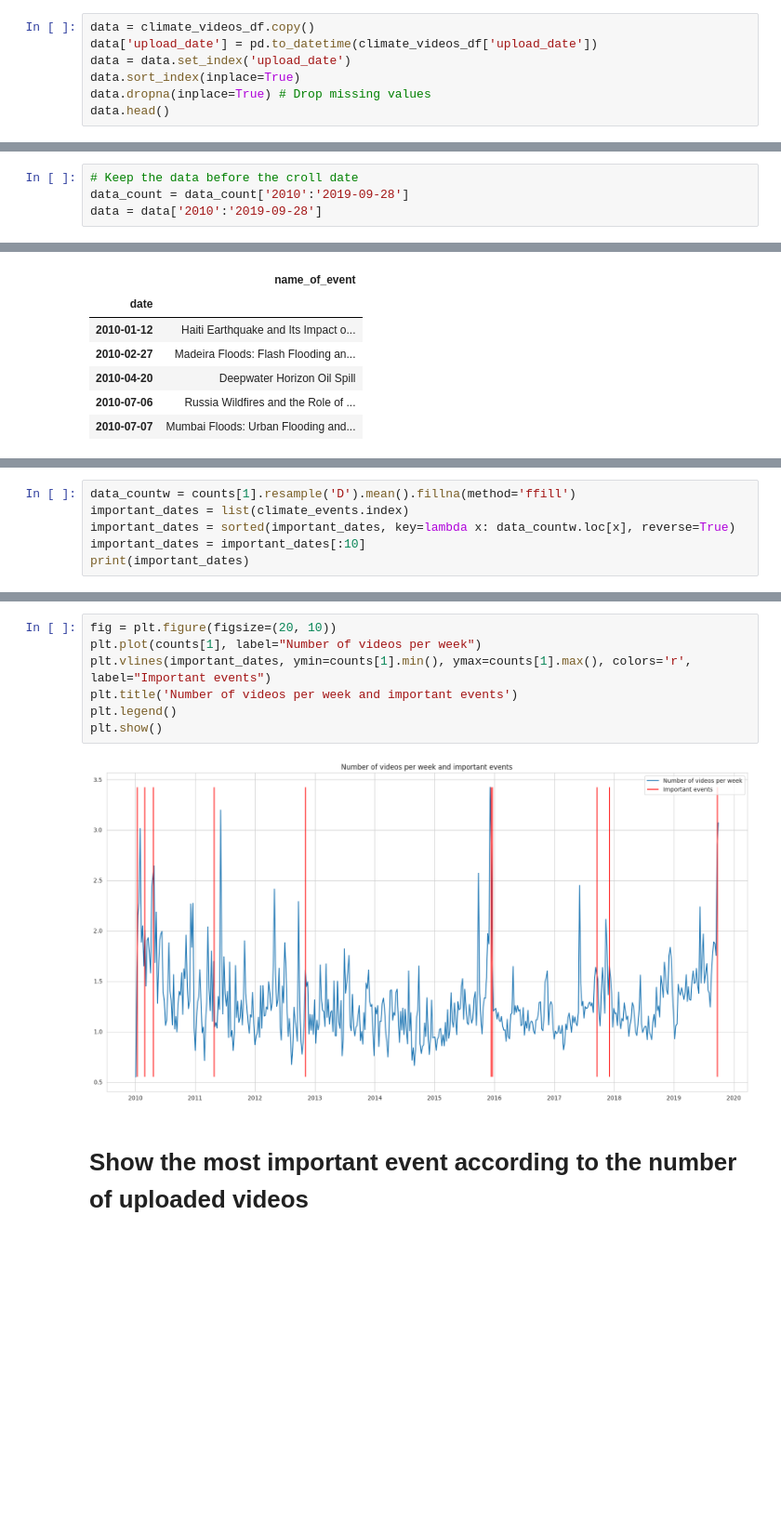
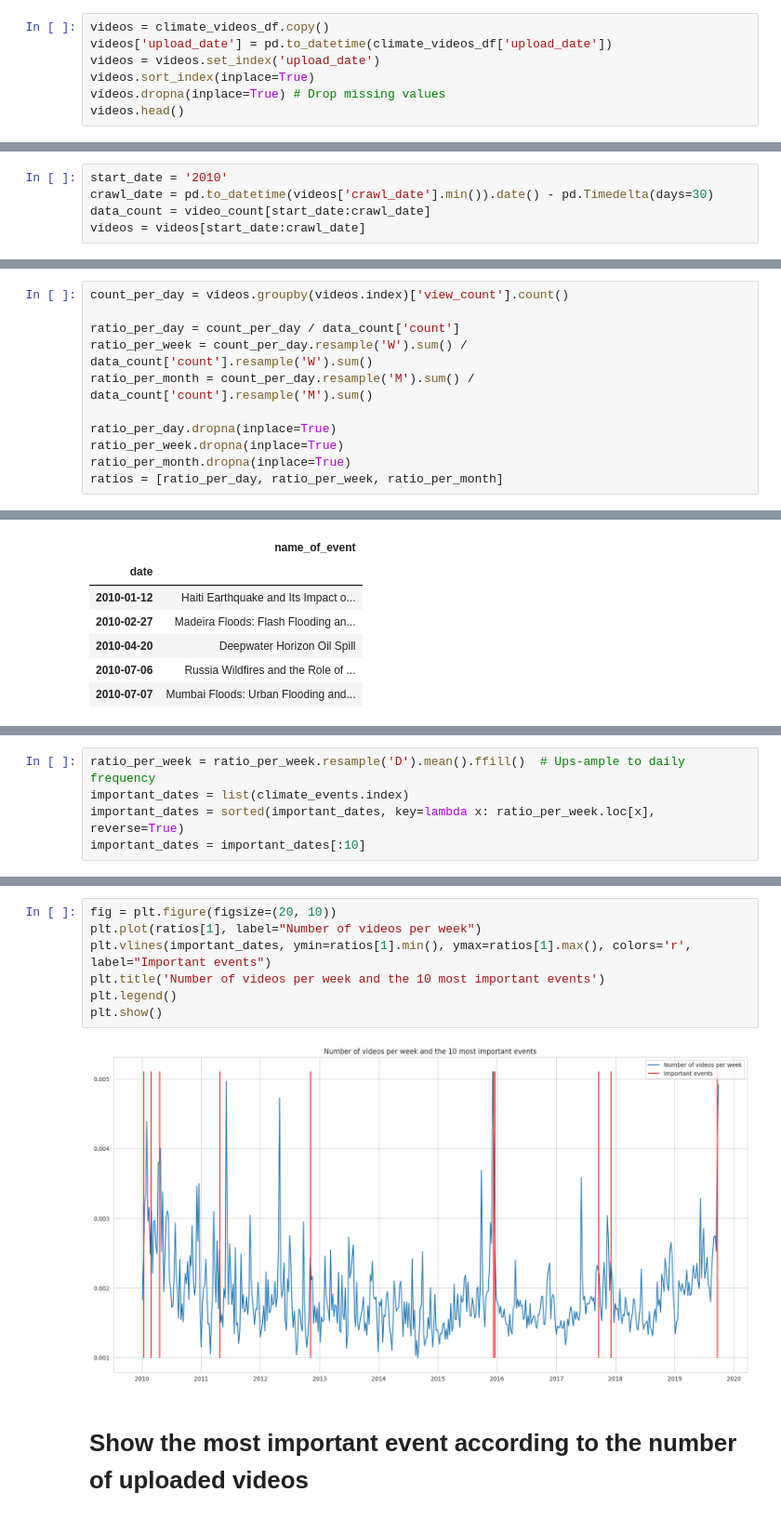
Before and after one commit to agatha-duzan/ada-2023-project-fadamily, a Jupyter notebook: final.ipynb, the cells around one changed output, grey strips where cells are left out. Shown at 93% size. Cells and saved outputs as stored; diff of their text form; blank space fills up the shorter version.

```diff
--- a/final.ipynb
+++ b/final.ipynb
@@ -305,12 +202,12 @@ climate_videos_count_df = pd.read_json(count_file_path, lines=True)
 # %% [markdown]
 # Convert the upload_date column to datetime and set as index
 # %%
-data = climate_videos_df.copy()
-data['upload_date'] = pd.to_datetime(climate_videos_df['upload_date'])
-data = data.set_index('upload_date')
-data.sort_index(inplace=True)
-data.dropna(inplace=True) # Drop missing values
-data.head()
+videos = climate_videos_df.copy()
+videos['upload_date'] = pd.to_datetime(climate_videos_df['upload_date'])
+videos = videos.set_index('upload_date')
+videos.sort_index(inplace=True)
+videos.dropna(inplace=True) # Drop missing values
+videos.head()
 # %% [output]
 |  | categories | channel_id | crawl_date | description | dislike_count | display_id | duration | like_count | ... |
 | upload_date |  |  |  |  |  |  |  |  | ... |
@@ -334,4 +235,5 @@ data_count[['count', 'count_mavg']].plot(figsize=(20, 10))
 # %%
-# Keep the data before the croll date
-data_count = data_count['2010':'2019-09-28']
-data = data['2010':'2019-09-28']
+start_date = '2010'
+crawl_date = pd.to_datetime(videos['crawl_date'].min()).date() - pd.Timedelta(days=30)
+data_count = video_count[start_date:crawl_date]
+videos = videos[start_date:crawl_date]
@@ -348,0 +242,11 @@ count_per_day.dropna(inplace=True)
+# %%
+count_per_day = videos.groupby(videos.index)['view_count'].count()
+
+ratio_per_day = count_per_day / data_count['count']
+ratio_per_week = count_per_day.resample('W').sum() / data_count['count'].resample('W').sum()
+ratio_per_month = count_per_day.resample('M').sum() / data_count['count'].resample('M').sum()
+
+ratio_per_day.dropna(inplace=True)
+ratio_per_week.dropna(inplace=True)
+ratio_per_month.dropna(inplace=True)
+ratios = [ratio_per_day, ratio_per_week, ratio_per_month]
@@ -417,6 +305,5 @@ climate_events.head()
 # %%
-data_countw = counts[1].resample('D').mean().fillna(method='ffill')
+ratio_per_week = ratio_per_week.resample('D').mean().ffill()  # Ups-ample to daily frequency
 important_dates = list(climate_events.index)
-important_dates = sorted(important_dates, key=lambda x: data_countw.loc[x], reverse=True)
+important_dates = sorted(important_dates, key=lambda x: ratio_per_week.loc[x], reverse=True)
 important_dates = important_dates[:10]
-print(important_dates)
@@ -425,12 +310,12 @@ print(important_dates)
 # %%
 fig = plt.figure(figsize=(20, 10))
-plt.plot(counts[1], label="Number of videos per week")
-plt.vlines(important_dates, ymin=counts[1].min(), ymax=counts[1].max(), colors='r', label="Important events")
-plt.title('Number of videos per week and important events')
+plt.plot(ratios[1], label="Number of videos per week")
+plt.vlines(important_dates, ymin=ratios[1].min(), ymax=ratios[1].max(), colors='r', label="Important events")
+plt.title('Number of videos per week and the 10 most important events')
 plt.legend()
 plt.show()
 # %% [output]
-[figure, old version]
+[figure, new version]
 # %% [markdown]
 # Show the most important event according to the number of uploaded videos
 # %%
```
Also changed, not shown: parts of 32 cells of this notebook.
